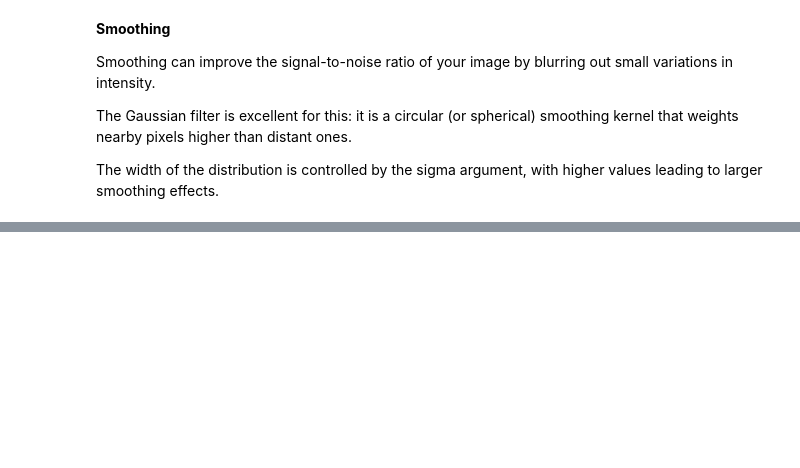
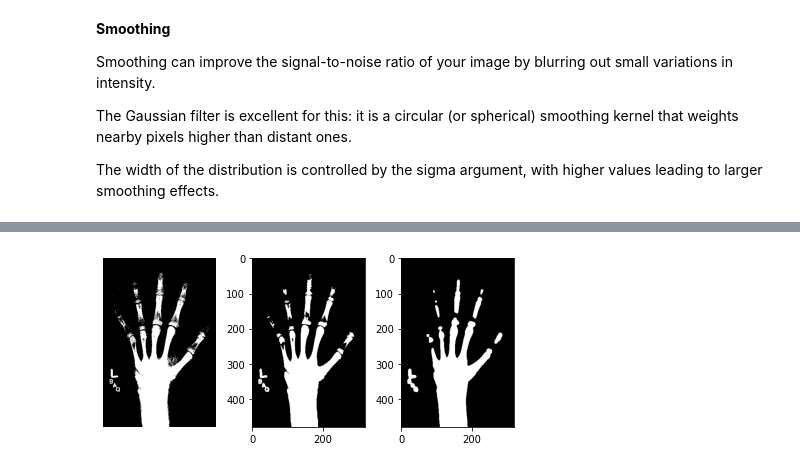
Before and after one commit to MohebZandi/Comupter_Vision, a Jupyter notebook: Biomedical_Image_Processing_Data_Camp.ipynb, the cells around one changed output, grey strips where cells are left out. Cells and saved outputs as stored; diff of their text form; code cells hidden in the pictures; blank space fills up the shorter version.

```diff
--- a/Biomedical_Image_Processing_Data_Camp.ipynb
+++ b/Biomedical_Image_Processing_Data_Camp.ipynb
@@ -451,0 +452,17 @@ show_image(sigma, 'How sigma is effective in Blurring with Gaussian')
+# %%
+# Load the hand radiograph
+dir = '/content/gdrive/My Drive/Video_Image_processing/'
+im = imageio.imread(dir + 'hand.png')
+
+# Smooth "im" with Gaussian filters
+im_s1 = ndi.gaussian_filter(im, sigma= 1)
+im_s3 = ndi.gaussian_filter(im, sigma= 3)
+
+# Draw bone masks of each image
+fig, axes = plt.subplots(1,3)
+axes[0].imshow(im >= 70, cmap= 'gray')
+axes[1].imshow(im_s1 >= 70, cmap= 'gray')
+axes[2].imshow(im_s3 >= 70, cmap= 'gray')
+format_and_render_plot()
+# %% [output]
+[figure, added]
```
Also changed, not shown: parts of 7 cells of this notebook.
